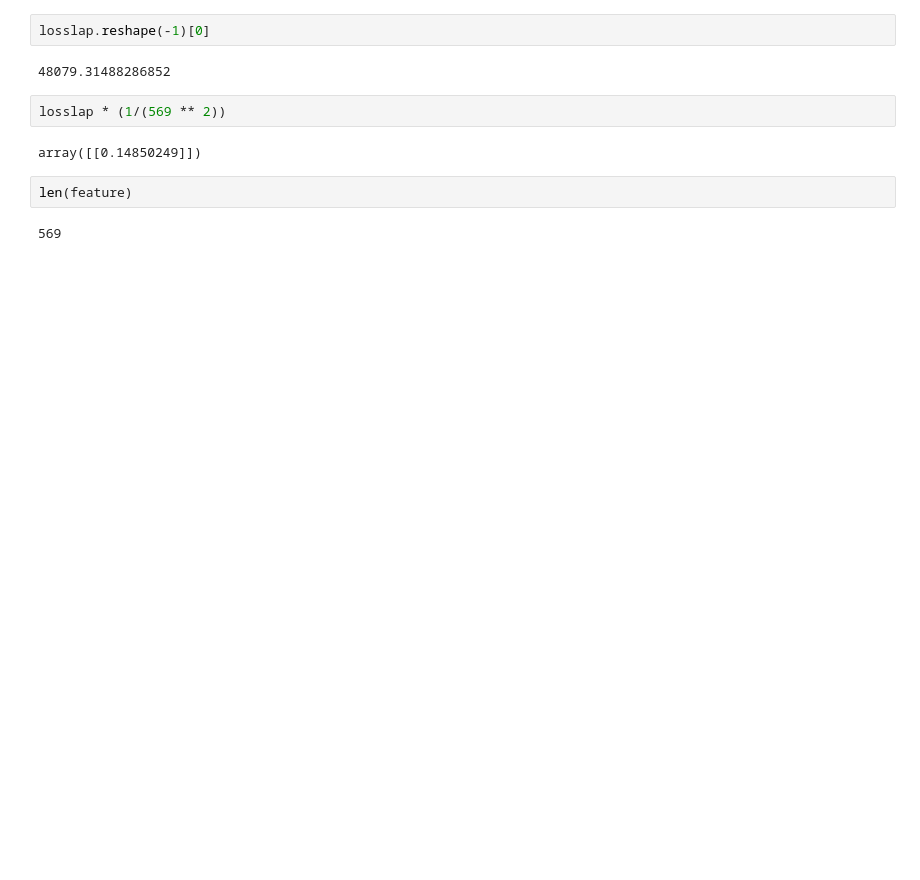
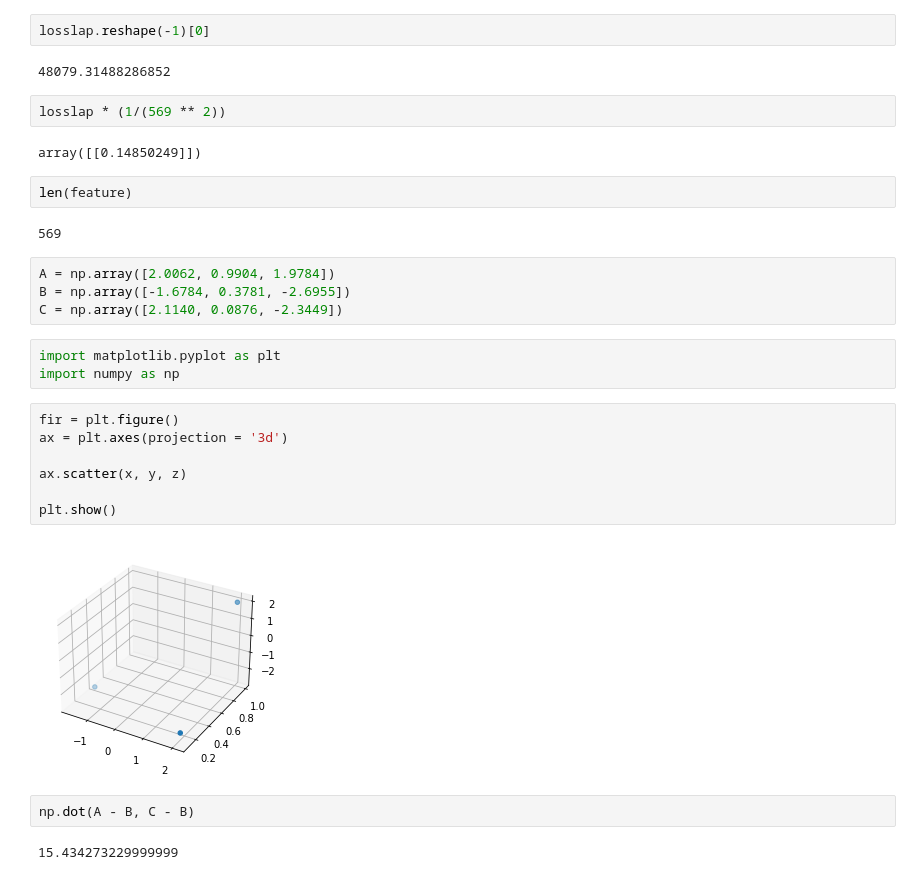
Before and after one commit to ShvarcbergJull/manul, a Jupyter notebook: graph.ipynb, the cells around one changed output. Drawn from its saved outputs; the diff is of its cells as text; blank space fills up the shorter version.

```diff
--- a/graph.ipynb
+++ b/graph.ipynb
@@ -796,3 +796,23 @@ array([[0.14850249]])
 len(feature)
 # %% [output]
 569
+# %%
+A = np.array([2.0062, 0.9904, 1.9784])
+B = np.array([-1.6784, 0.3781, -2.6955])
+C = np.array([2.1140, 0.0876, -2.3449])
+# %%
+import matplotlib.pyplot as plt
+import numpy as np
+# %%
+fir = plt.figure()
+ax = plt.axes(projection = '3d')
+
+ax.scatter(x, y, z)
+
+plt.show()
+# %% [output]
+[figure, added]
+# %%
+np.dot(A - B, C - B)
+# %% [output]
+15.434273229999999
```
Also changed, not shown: 3 other files.
